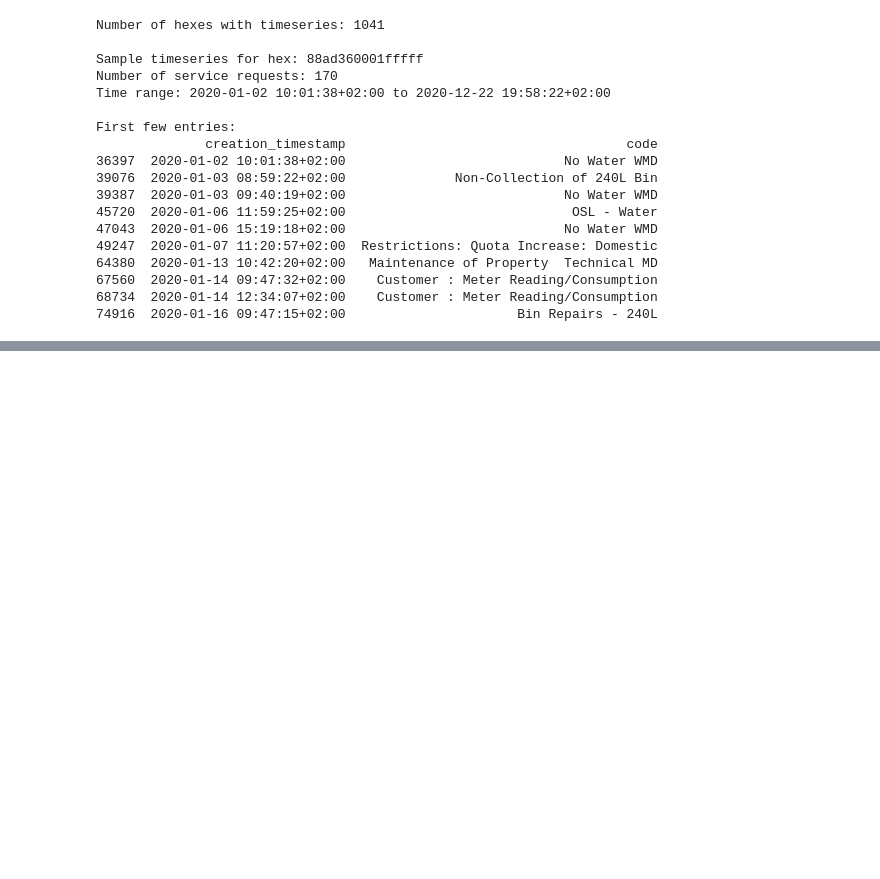
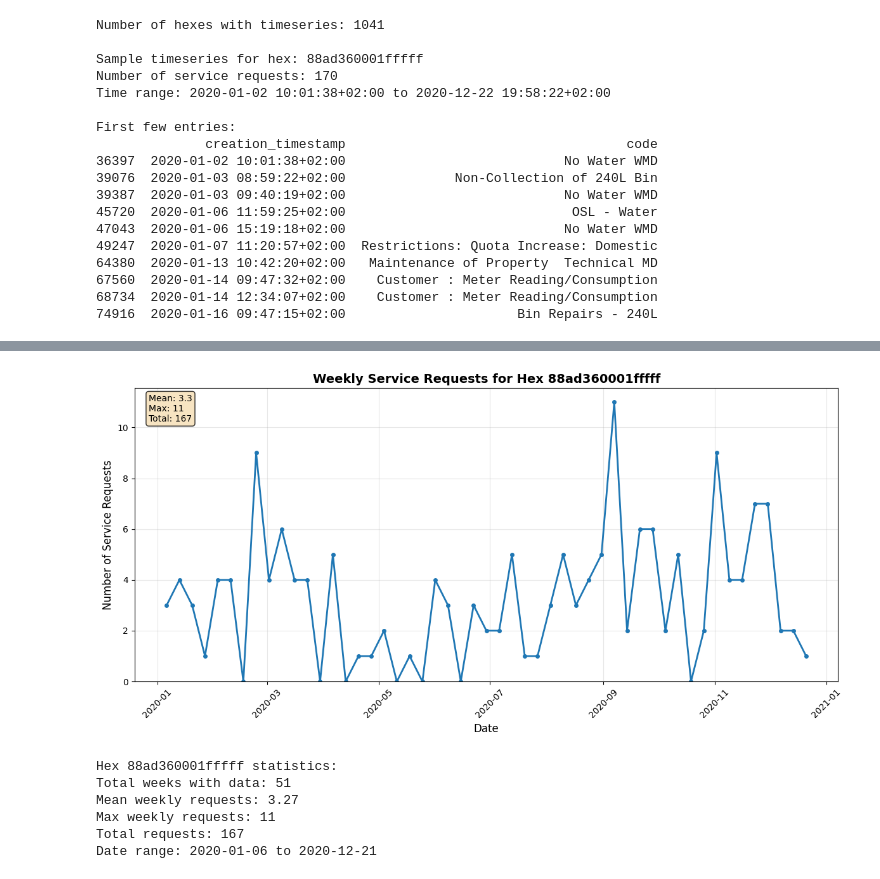
Before and after one commit to jcformanek/coct_code_challenge, a Jupyter notebook: main.ipynb, the cells around one changed output, grey strips where cells are left out. Cells and saved outputs as stored; diff of their text form; code cells hidden in the pictures; blank space fills up the shorter version.

```diff
--- a/main.ipynb
+++ b/main.ipynb
@@ -315,3 +319,47 @@ Mean: 12.82
 Median: 9.00
 Max: 426
 Min: 0
+# %%
+# Select a sample hex and plot its weekly timeseries
+sample_hex = list(hex_weekly_aggregated.keys())[0]
+hex_data = hex_weekly_aggregated[sample_hex]
+
+# Convert year_week back to datetime for plotting
+hex_data['date'] = pd.to_datetime(hex_data['year_week'] + '-1', format='%Y-%U-%w')
+
+# Create the plot
+plt.figure(figsize=(12, 6))
+plt.plot(hex_data['date'], hex_data['service_requests'], marker='o', linewidth=2, markersize=4)
+plt.title(f'Weekly Service Requests for Hex {sample_hex}', fontsize=14, fontweight='bold')
+plt.xlabel('Date', fontsize=12)
+plt.ylabel('Number of Service Requests', fontsize=12)
+plt.grid(True, alpha=0.3)
+plt.xticks(rotation=45)
+plt.ylim(0)
+
+# Add some statistics as text
+mean_requests = hex_data['service_requests'].mean()
+max_requests = hex_data['service_requests'].max()
+total_requests = hex_data['service_requests'].sum()
+plt.text(0.02, 0.98, f'Mean: {mean_requests:.1f}\nMax: {max_requests}\nTotal: {total_requests}',
+         transform=plt.gca().transAxes, verticalalignment='top',
+         bbox=dict(boxstyle='round', facecolor='wheat', alpha=0.8))
+
+plt.tight_layout()
+plt.show()
+
+# Print some statistics
+print(f"Hex {sample_hex} statistics:")
+print(f"Total weeks with data: {len(hex_data)}")
+print(f"Mean weekly requests: {mean_requests:.2f}")
+print(f"Max weekly requests: {max_requests}")
+print(f"Total requests: {total_requests}")
+print(f"Date range: {hex_data['date'].min().strftime('%Y-%m-%d')} to {hex_data['date'].max().strftime('%Y-%m-%d')}")
+# %% [output]
+[figure, added]
+Hex 88ad360001fffff statistics:
+Total weeks with data: 51
+Mean weekly requests: 3.27
+Max weekly requests: 11
+Total requests: 167
+Date range: 2020-01-06 to 2020-12-21
```
Also changed, not shown: parts of 8 cells of this notebook.
